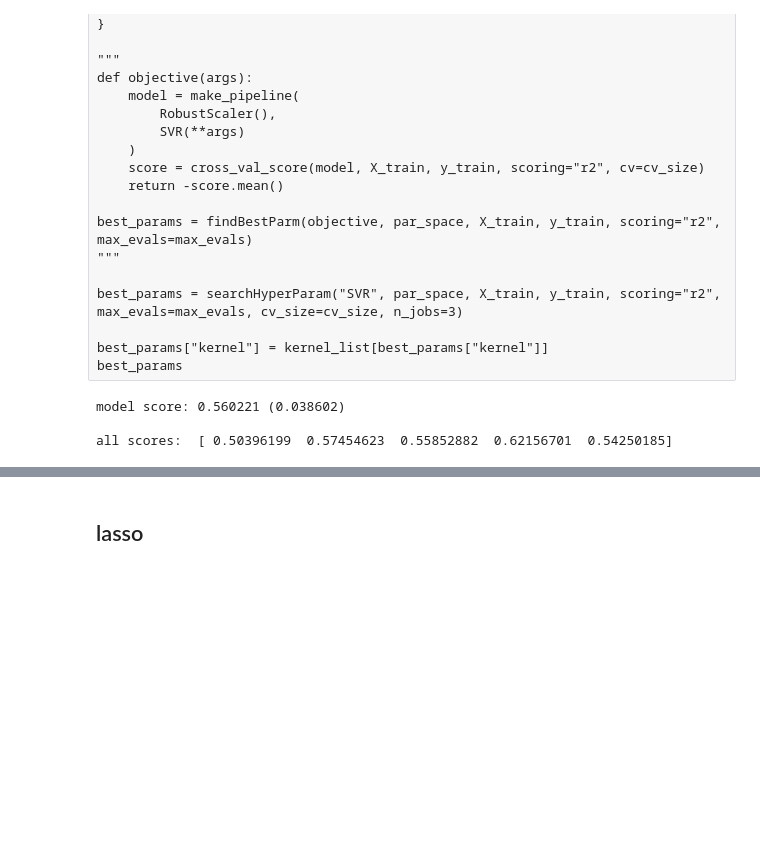
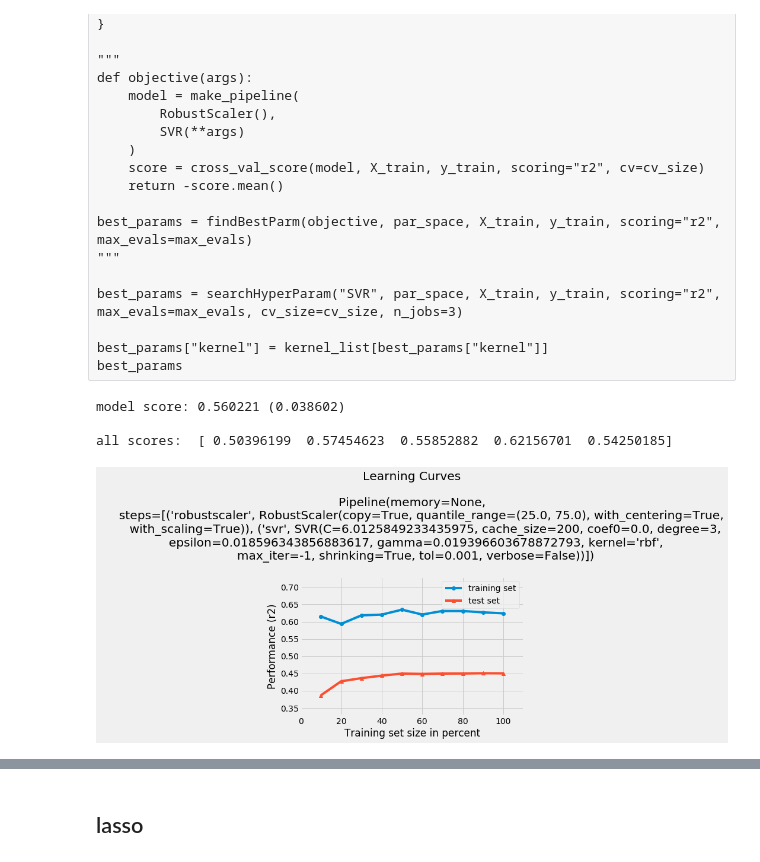
Before and after one commit to alancet/test, a Jupyter notebook: kaggle/mercedes/src/my_predict.ipynb, the cells around one changed output, grey strips where cells are left out. Drawn from its saved outputs; the diff is of its cells as text; code cells hidden in the pictures; blank space fills up the shorter version.

Commit message:
add my plotting function to mercedes

```diff
--- a/kaggle/mercedes/src/my_predict.ipynb
+++ b/kaggle/mercedes/src/my_predict.ipynb
@@ -839,3 +914,9 @@ evalModelByCV(svr, X_train, y_train)
 model score: 0.560221 (0.038602)
 
 all scores:  [ 0.50396199  0.57454623  0.55852882  0.62156701  0.54250185]
+# %%
+plot_learning_curves(X_train, y_train, X_test, y_test,
+                     svr, scoring="r2")
+plt.show()
+# %% [output]
+[figure, added]
```
Also changed, not shown: parts of 12 cells of this notebook, 1 other file.
